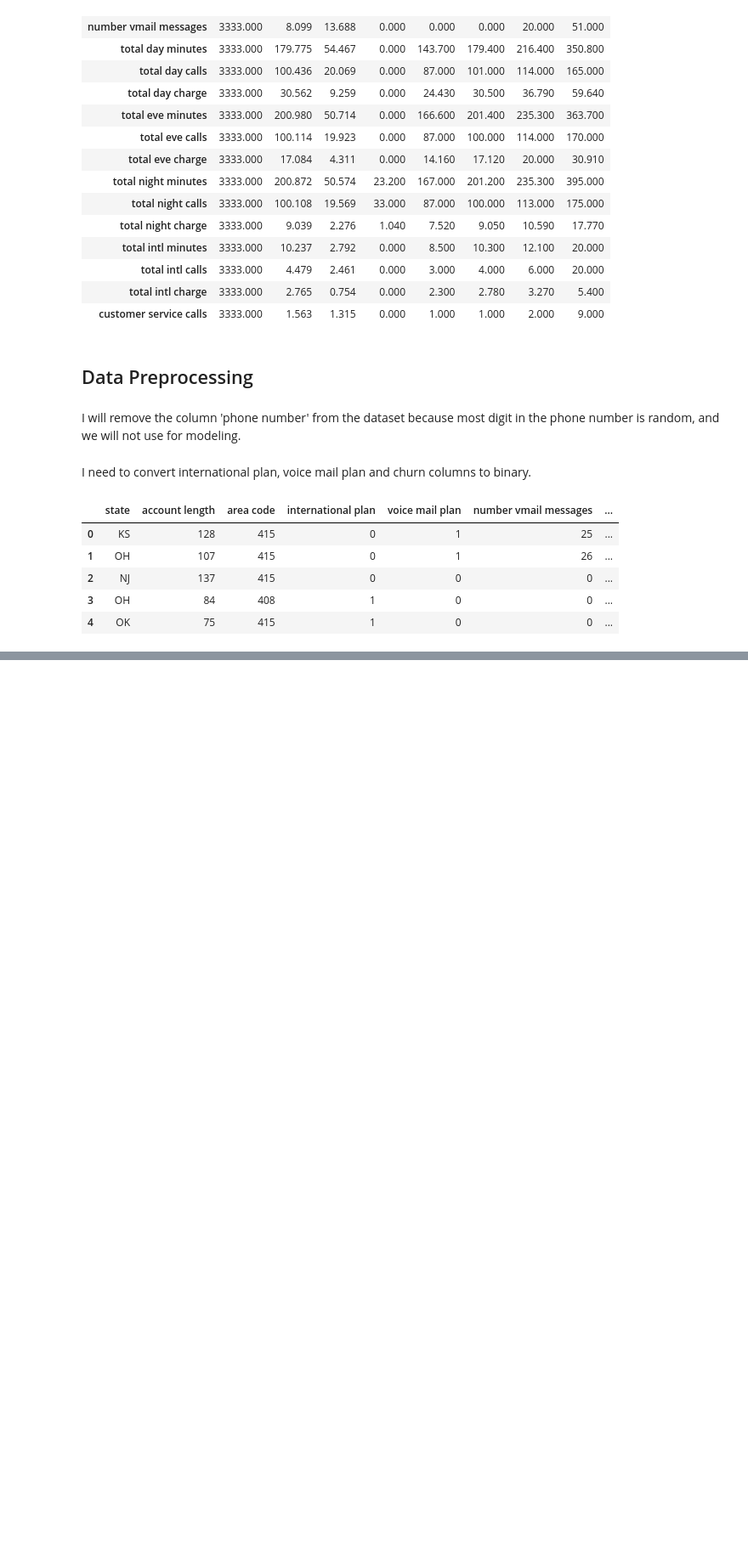
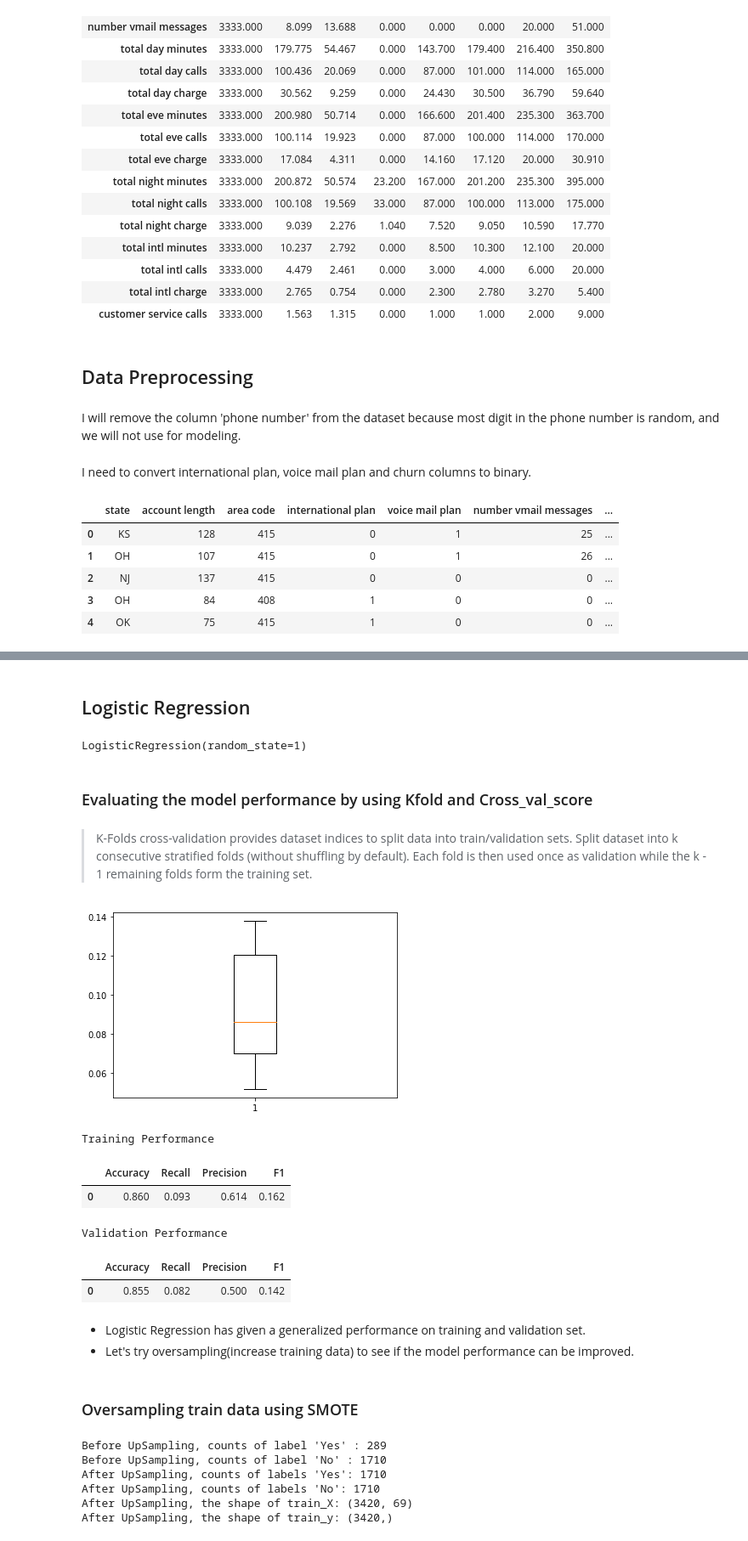
Before and after one commit to gt1719/syriatel_costumer_churn_analysis, a Jupyter notebook: syriatel_costumer_churn_analysis.ipynb, the cells around one changed output, grey strips where cells are left out. Shown at 85% size. Cells and saved outputs as stored; diff of their text form; code cells hidden in the pictures; blank space fills up the shorter version.

```diff
--- a/syriatel_costumer_churn_analysis.ipynb
+++ b/syriatel_costumer_churn_analysis.ipynb
@@ -221,0 +254,6 @@ data.head()
+# %%
+X = df.drop(["churn"], axis=1)
+y = df["churn"]
+# %%
+# creating dummies
+X = pd.get_dummies(X)
@@ -221,0 +312,53 @@ data.head()
+# %% [markdown]
+## Logistic Regression
+# %%
+lr = LogisticRegression(random_state=1)
+lr.fit(X_train, y_train)
+# %% [output]
+LogisticRegression(random_state=1)
+# %% [markdown]
+### Evaluating the model performance by using Kfold and Cross_val_score
+# %% [markdown]
+> K-Folds cross-validation provides dataset indices to split data into train/validation sets. Split dataset
+>into k consecutive stratified folds (without shuffling by default). Each fold is then used once as validation
+>while the k - 1 remaining folds form the training set.
+# %%
+scoring = "recall"
+kfold = StratifiedKFold(
+    n_splits=5, shuffle=True, random_state=1) # setting number of splits equal to 5
+cv_result_bfr = cross_val_score(
+    estimator=lr, X=X_train, y=y_train, scoring=scoring, cv=kfold
+)
+
+# Plotting boxplots for Cv scores of model defined above
+plt.boxplot(cv_result_bfr)
+plt.show()
+# %% [output]
+[figure, added]
+# %%
+# Calculating different metrics on train set
+log_reg_model_train_perf = model_performance_classification_sklearn(
+    lr, X_train, y_train
+)
+print("Training Performance")
+log_reg_model_train_perf
+# %% [output]
+Training Performance
+|  | Accuracy | Recall | Precision | F1 |
+| 0 | 0.860 | 0.093 | 0.614 | 0.162 |
+# %%
+# Calculating different metrics on validation set
+log_reg_model_val_perf = model_performance_classification_sklearn(
+    lr, X_val, y_val
+)
+print("Validation Performance")
+log_reg_model_val_perf
+# %% [output]
+Validation Performance
+|  | Accuracy | Recall | Precision | F1 |
+| 0 | 0.855 | 0.082 | 0.500 | 0.142 |
+# %% [markdown]
+* Logistic Regression has given a generalized performance on training and validation set.
+* Let's try oversampling(increase training data) to see if the model performance can be improved.
+# %% [markdown]
+### Oversampling train data using SMOTE
@@ -221,0 +369,21 @@ data.head()
+# %%
+print("Before UpSampling, counts of label 'Yes' : {}".format(sum(y_train == 1)))
+print("Before UpSampling, counts of label 'No' : {}".format(sum(y_train == 0)))
+
+sm = SMOTE(
+    sampling_strategy=1, k_neighbors=5, random_state=1
+) # Synthetic Minority Over Sampling Technique
+X_train_over, y_train_over = sm.fit_resample(X_train, y_train)
+
+print("After UpSampling, counts of labels 'Yes': {}".format(sum(y_train_over == 1)))
+print("After UpSampling, counts of labels 'No': {}".format(sum(y_train_over == 0)))
+
+print("After UpSampling, the shape of train_X: {}".format(X_train_over.shape))
+print("After UpSampling, the shape of train_y: {} \n".format(y_train_over.shape))
+# %% [output]
+Before UpSampling, counts of label 'Yes' : 289
+Before UpSampling, counts of label 'No' : 1710
+After UpSampling, counts of labels 'Yes': 1710
+After UpSampling, counts of labels 'No': 1710
+After UpSampling, the shape of train_X: (3420, 69)
+After UpSampling, the shape of train_y: (3420,)
```
Also changed, not shown: parts of 28 cells of this notebook.
